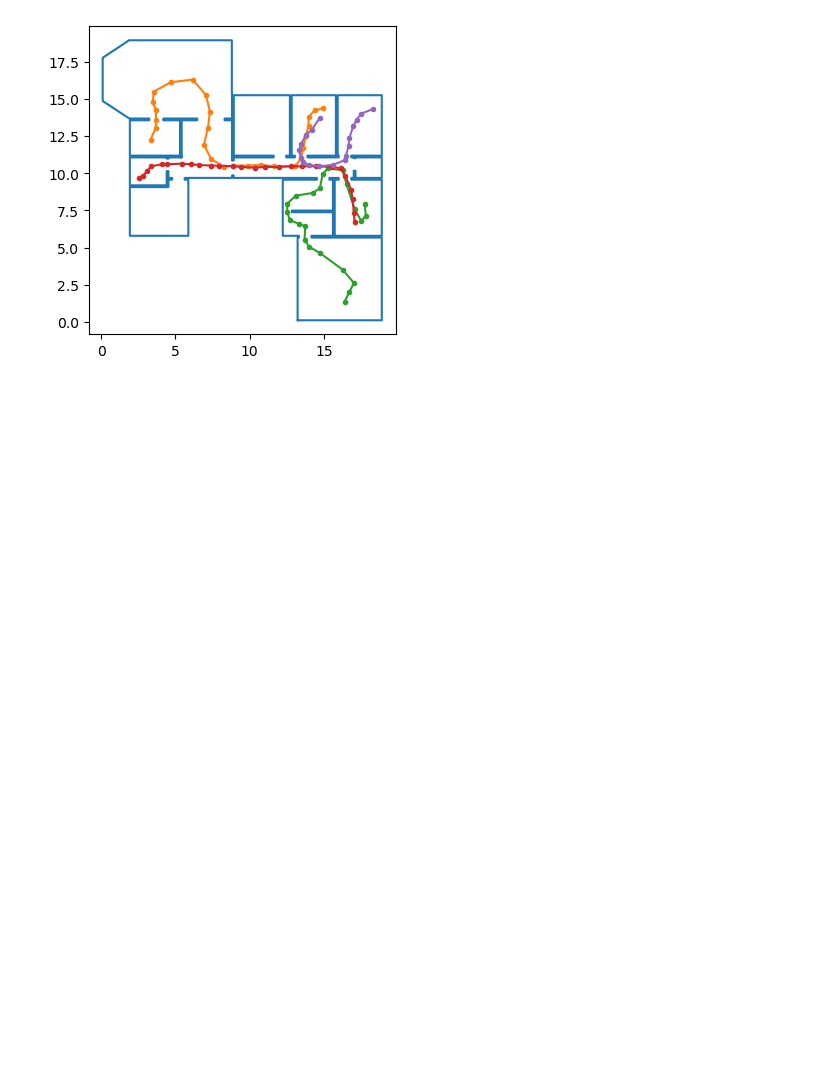
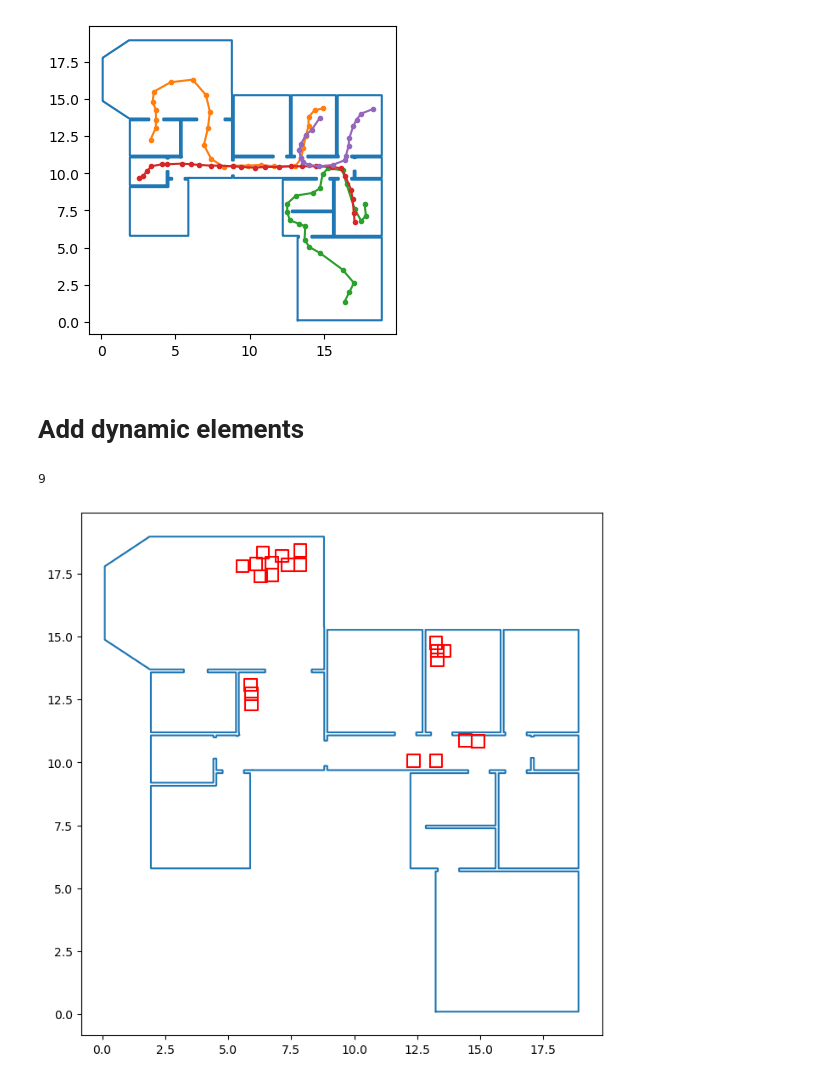
Before and after one commit to mirkoklukas/probabilistic-slam-in-gen, a Jupyter notebook: notebooks/02 - Agent Paths - HouseExpo - Python.ipynb, the cells around one changed output. Cells and saved outputs as stored; diff of their text form; code cells hidden in the pictures; blank space fills up the shorter version.

Commit message:
clutter to env

```diff
--- a/notebooks/02 - Agent Paths - HouseExpo - Python.ipynb
+++ b/notebooks/02 - Agent Paths - HouseExpo - Python.ipynb
@@ -138,0 +128,76 @@ dump(dict(env_name=env_name, paths=paths, verts=verts), data_path/fname )
+# %% [markdown]
+# Add dynamic elements
+# %%
+# Not `%matplotlib inline`
+%matplotlib tk
+# Code adapted from:
+# https://stackoverflow.com/questions/25521120/store-mouse-click-event-coordinates-with-matplotlib
+import numpy as np
+import matplotlib.pyplot as plt
+import json
+
+x = np.arange(-10,10)
+y = x**2
+
+fig = plt.figure(figsize=(8,8))
+ax = fig.add_subplot(111)
+ax.set_aspect(1)
+
+ax.plot(*np.array(d["verts"]).T)
+scatter = ax.scatter([],[])
+scatter.set_color(f"C1")
+
+clutter = []
+clutter_verts = [[]]
+recording = True
+c = 0
+
+def onclick(event):
+    x, y = event.xdata, event.ydata
+    # print(f"x = {x}, y = {y}")
+
+    global paths
+    global fig, ax, c;
+
+    if recording:
+        clutter.append(np.array((x,y)))
+#         clutter_verts[-1].append(np.array((x,y)))
+        scatter.set_offsets(np.array(clutter))
+#         scatter.set_offsets(np.array(clutter_verts[-1]))
+
+        fig.canvas.draw()
+
+def press(event):
+    global recording, c;
+
+    if event.key == "enter":
+        if len(clutter_verts[-1]) > 0:
+            clutter_verts.append([])
+
+fig.canvas.mpl_connect("key_press_event", press)
+fig.canvas.mpl_connect("button_press_event", onclick)
+# %% [output]
+9
+# %%
+clutter_verts = []
+for c in clutter:
+    offsets = [
+        np.array([-1,-1]),
+        np.array([ 1,-1]),
+        np.array([ 1, 1]),
+        np.array([-1, 1]),
+        np.array([-1,-1])
+    ]
+    clutter_verts.append(np.array([c+0.25*off for off in offsets]))
+# %%
+%matplotlib inline
+fig = plt.figure(figsize=(8,8))
+ax = fig.add_subplot(111)
+ax.set_aspect(1)
+
+ax.plot(*np.array(d["verts"]).T)
+for c in clutter_verts:
+
+    ax.plot(*np.array(c).T, c="r")
+# %% [output]
+[figure, added]
```
Also changed, not shown: parts of 4 cells of this notebook, 1 other file.
